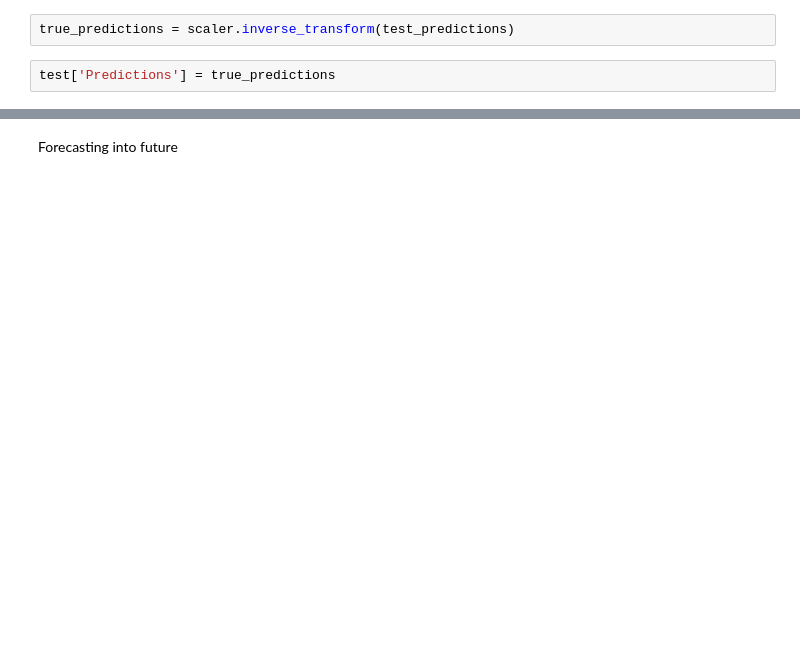
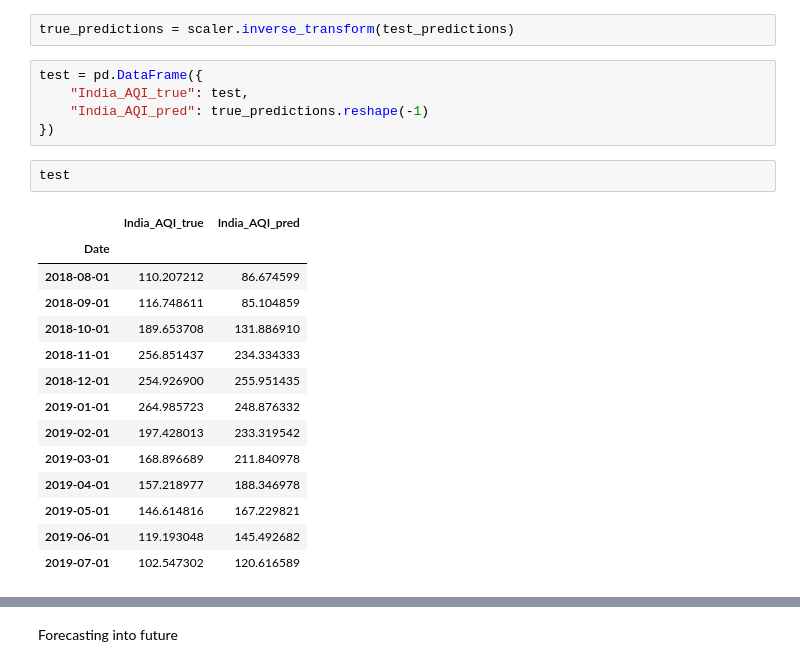
Before and after one commit to Irwindeep/air-quality-prediction, a Jupyter notebook: main.ipynb, the cells around one changed output, grey strips where cells are left out. Cells and saved outputs as stored; diff of their text form; blank space fills up the shorter version.

```diff
--- a/main.ipynb
+++ b/main.ipynb
@@ -352,4 +403,24 @@ for i in range(len(test)):
 # %%
 true_predictions = scaler.inverse_transform(test_predictions)
+# %%
+test = pd.DataFrame({
+    "India_AQI_true": test,
+    "India_AQI_pred": true_predictions.reshape(-1)
+})
 # %%
-test['Predictions'] = true_predictions
+test
+# %% [output]
+|  | India_AQI_true | India_AQI_pred |
+| Date |  |  |
+| 2018-08-01 | 110.207212 | 86.674599 |
+| 2018-09-01 | 116.748611 | 85.104859 |
+| 2018-10-01 | 189.653708 | 131.886910 |
+| 2018-11-01 | 256.851437 | 234.334333 |
+| 2018-12-01 | 254.926900 | 255.951435 |
+| 2019-01-01 | 264.985723 | 248.876332 |
+| 2019-02-01 | 197.428013 | 233.319542 |
+| 2019-03-01 | 168.896689 | 211.840978 |
+| 2019-04-01 | 157.218977 | 188.346978 |
+| 2019-05-01 | 146.614816 | 167.229821 |
+| 2019-06-01 | 119.193048 | 145.492682 |
+| 2019-07-01 | 102.547302 | 120.616589 |
```
Also changed, not shown: parts of 24 cells of this notebook.
